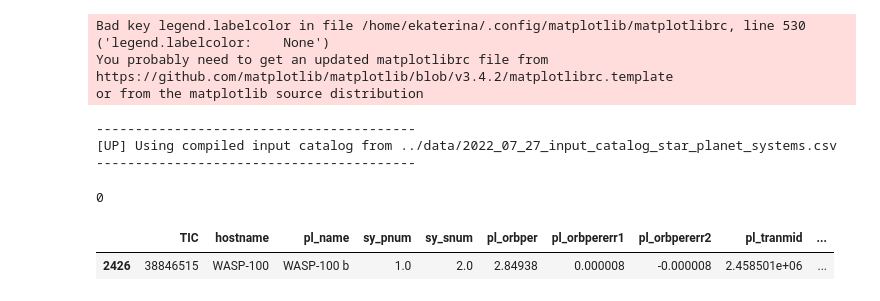
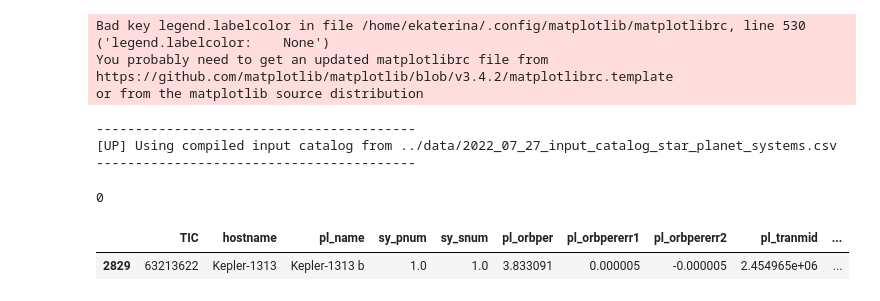
Before and after one commit to ekaterinailin/flaring-spi, a Jupyter notebook: notebooks/_02_find_flares.ipynb, the cells around one changed output. Cells and saved outputs as stored; diff of their text form; code cells hidden in the pictures.

```diff
--- a/notebooks/_02_find_flares.ipynb
+++ b/notebooks/_02_find_flares.ipynb
@@ -331,8 +331,8 @@ lcs_sel.shape[0]
 # %% [output]
 0
 # %%
-input_catalog[input_catalog.hostname == "WASP-100"]
+input_catalog[input_catalog.hostname == "Kepler-1313"]
 # %% [output]
 |  | TIC | hostname | pl_name | sy_pnum | sy_snum | pl_orbper | pl_orbpererr1 | pl_orbpererr2 | pl_tranmid | ... |
-| 2426 | 38846515 | WASP-100 | WASP-100 b | 1.0 | 2.0 | 2.84938 | 0.000008 | -0.000008 | 2.458501e+06 | ... |
+| 2829 | 63213622 | Kepler-1313 | Kepler-1313 b | 1.0 | 1.0 | 3.833091 | 0.000005 | -0.000005 | 2.454965e+06 | ... |
 # %%
```
Also changed, not shown: parts of 2 cells of this notebook, 5 other files.
